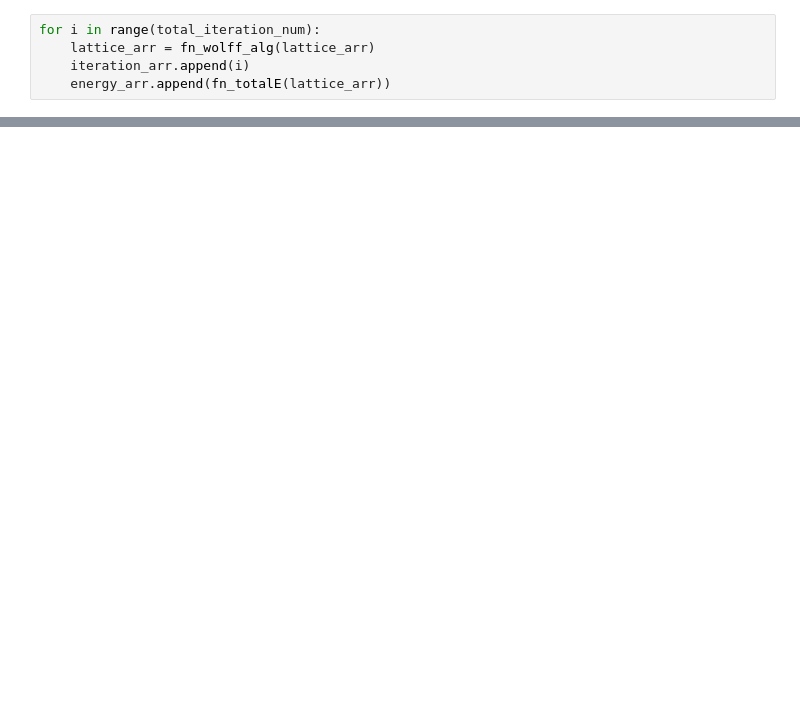
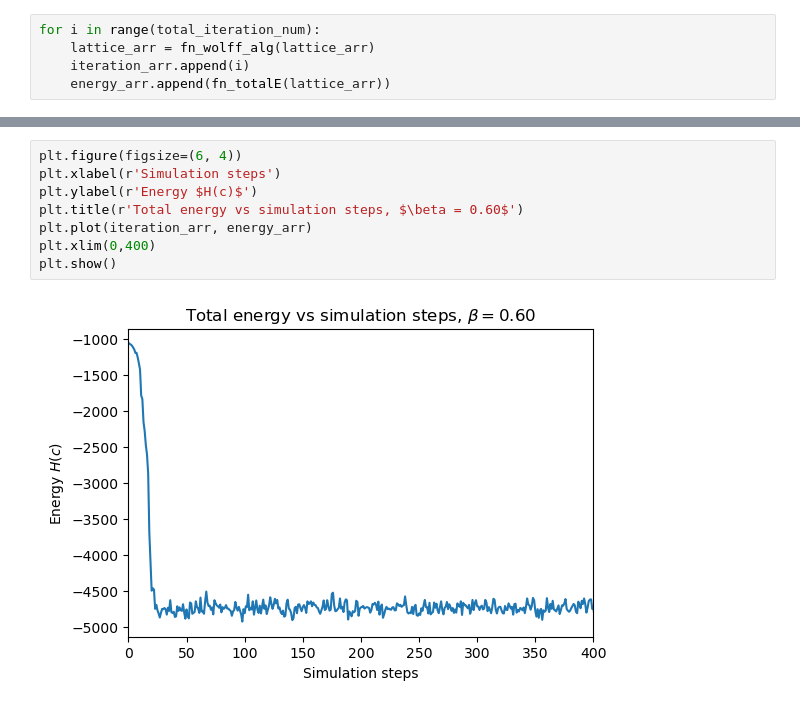
Before and after one commit to bleubreeymeow/4061_lab1, a Jupyter notebook: ising/2D_isingpy.ipynb, the cells around one changed output, grey strips where cells are left out. Cells and saved outputs as stored; diff of their text form; blank space fills up the shorter version.

```diff
--- a/ising/2D_isingpy.ipynb
+++ b/ising/2D_isingpy.ipynb
@@ -103,0 +101,10 @@ plt.show()
+# %%
+plt.figure(figsize=(6, 4))
+plt.xlabel(r'Simulation steps')
+plt.ylabel(r'Energy $H(c)$')
+plt.title(r'Total energy vs simulation steps, $\beta = 0.60$')
+plt.plot(iteration_arr, energy_arr)
+plt.xlim(0,400)
+plt.show()
+# %% [output]
+[figure, added]
```
Also changed, not shown: parts of 3 cells of this notebook.
